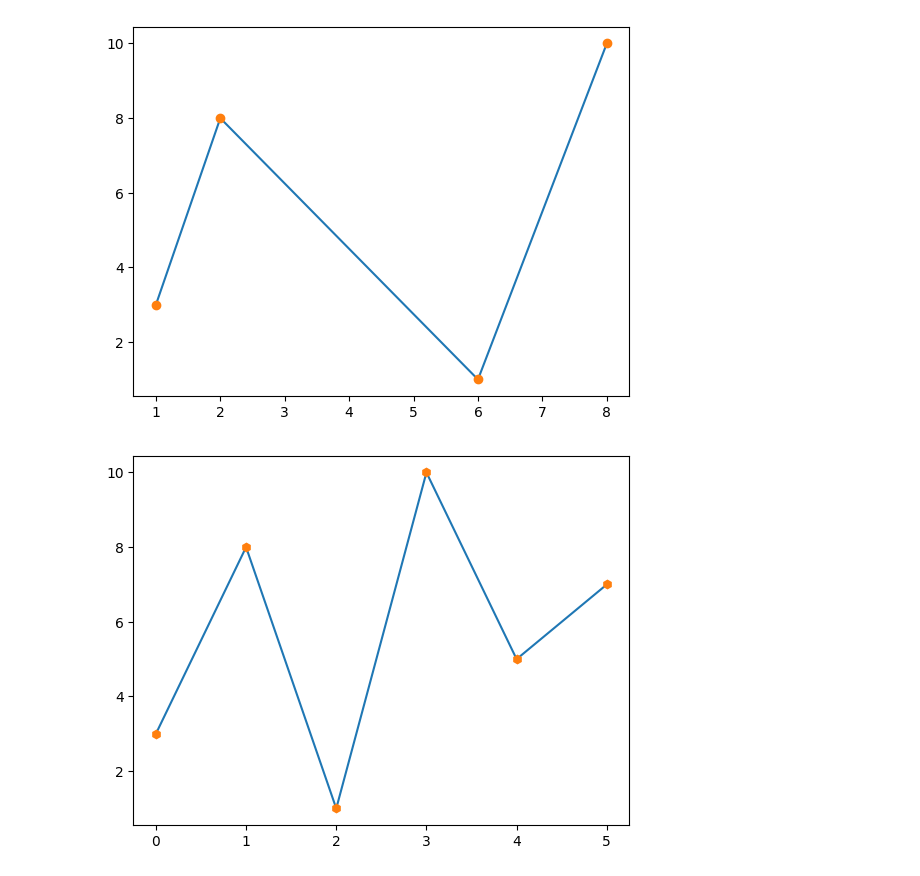
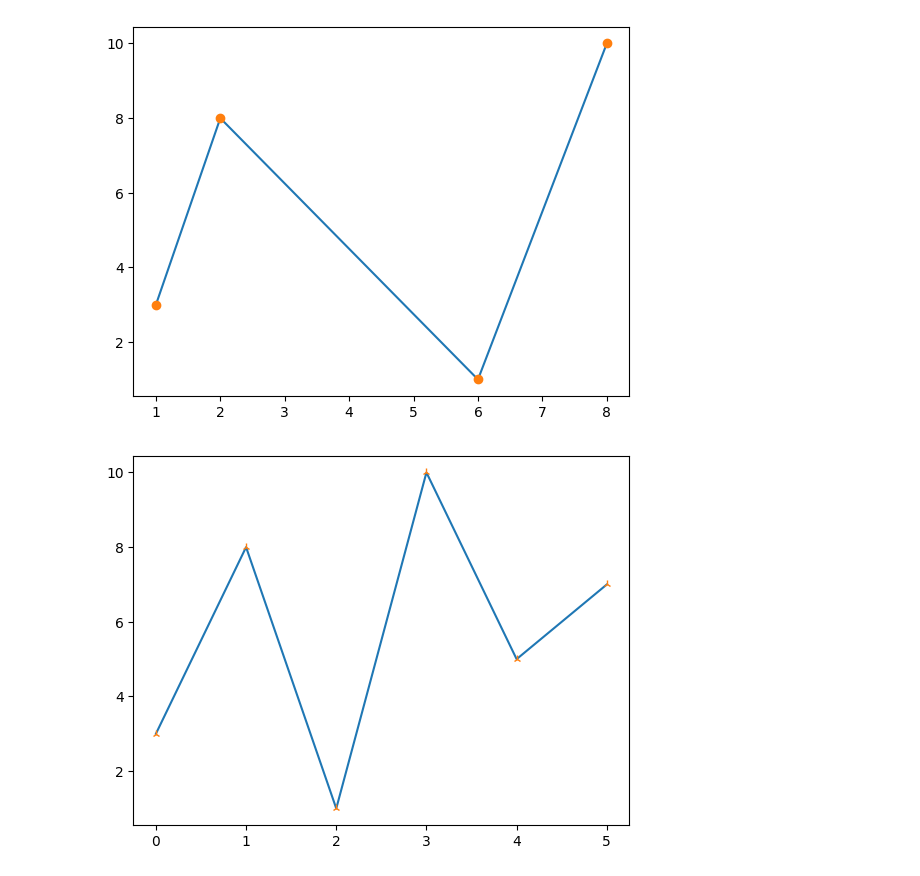
Before and after one commit to MBAhmadi/ML-Learning, a Jupyter notebook: my_training2.ipynb, the cells around one changed output. Drawn from its saved outputs; the diff is of its cells as text; code cells hidden in the pictures.

```diff
--- a/my_training2.ipynb
+++ b/my_training2.ipynb
@@ -558,11 +558,11 @@ plt.show()
 # %%
 import matplotlib.pyplot as plt
 import numpy as np
 
 ypoints = np.array([3, 8, 1, 10, 5, 7])
 
 plt.plot(ypoints)
-plt.plot(ypoints, 'h')
+plt.plot(ypoints, '2')
 plt.show()
 # %% [output]
-[figure, old version]
+[figure, new version]
```
Also changed, not shown: parts of 2 cells of this notebook.
